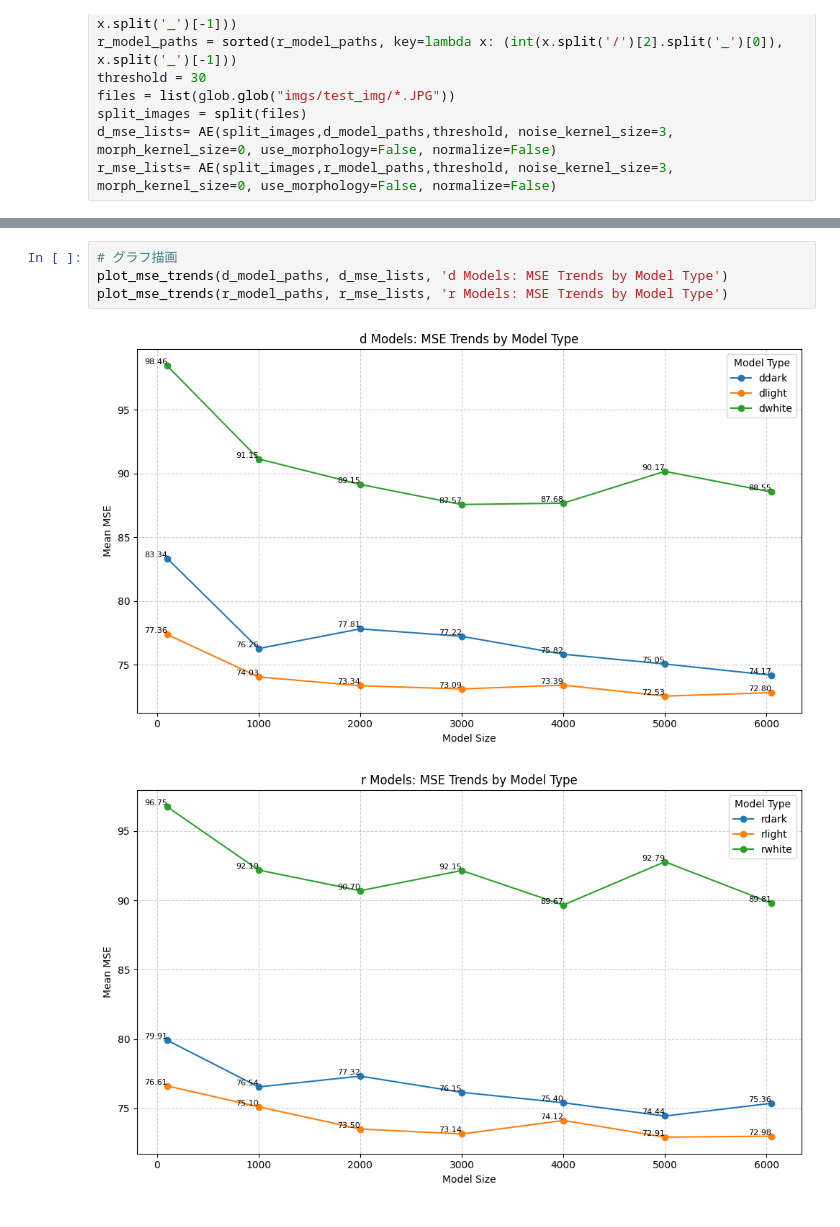
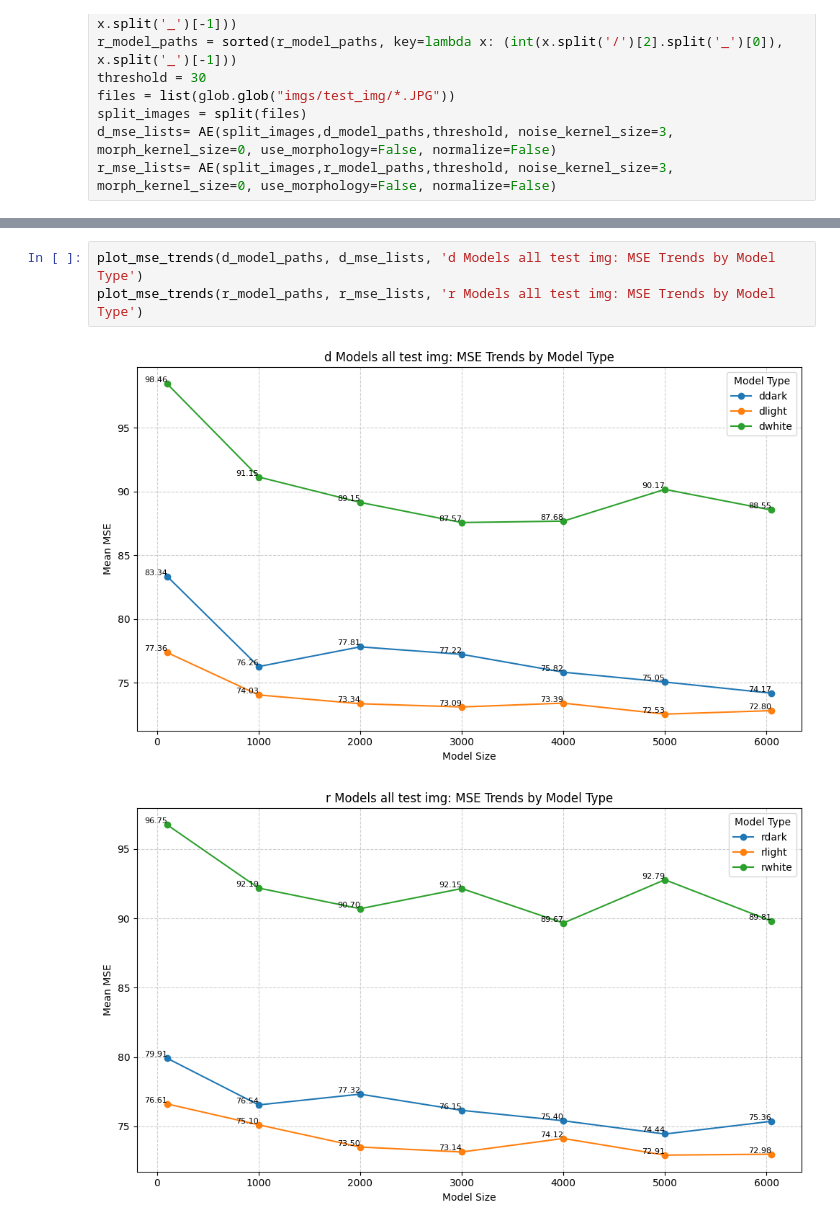
Before and after one commit to walkxordream/syuron, a Jupyter notebook: AE_deep_check_change.ipynb, the cells around one changed output, grey strips where cells are left out. Saved outputs shown, nothing was run; the diff lists cells and outputs as text.

```diff
--- a/AE_deep_check_change.ipynb
+++ b/AE_deep_check_change.ipynb
@@ -425,7 +470,6 @@ def plot_mse_trends(model_paths, mse_lists, title):
 # %%
-# グラフ描画
-plot_mse_trends(d_model_paths, d_mse_lists, 'd Models: MSE Trends by Model Type')
-plot_mse_trends(r_model_paths, r_mse_lists, 'r Models: MSE Trends by Model Type')
+plot_mse_trends(d_model_paths, d_mse_lists, 'd Models all test img: MSE Trends by Model Type')
+plot_mse_trends(r_model_paths, r_mse_lists, 'r Models all test img: MSE Trends by Model Type')
 # %% [output]
-[figure, old version]
+[figure, new version]
-[figure, old version]
+[figure, new version]
```
Also changed, not shown: parts of 8 cells of this notebook, 3 other files.
